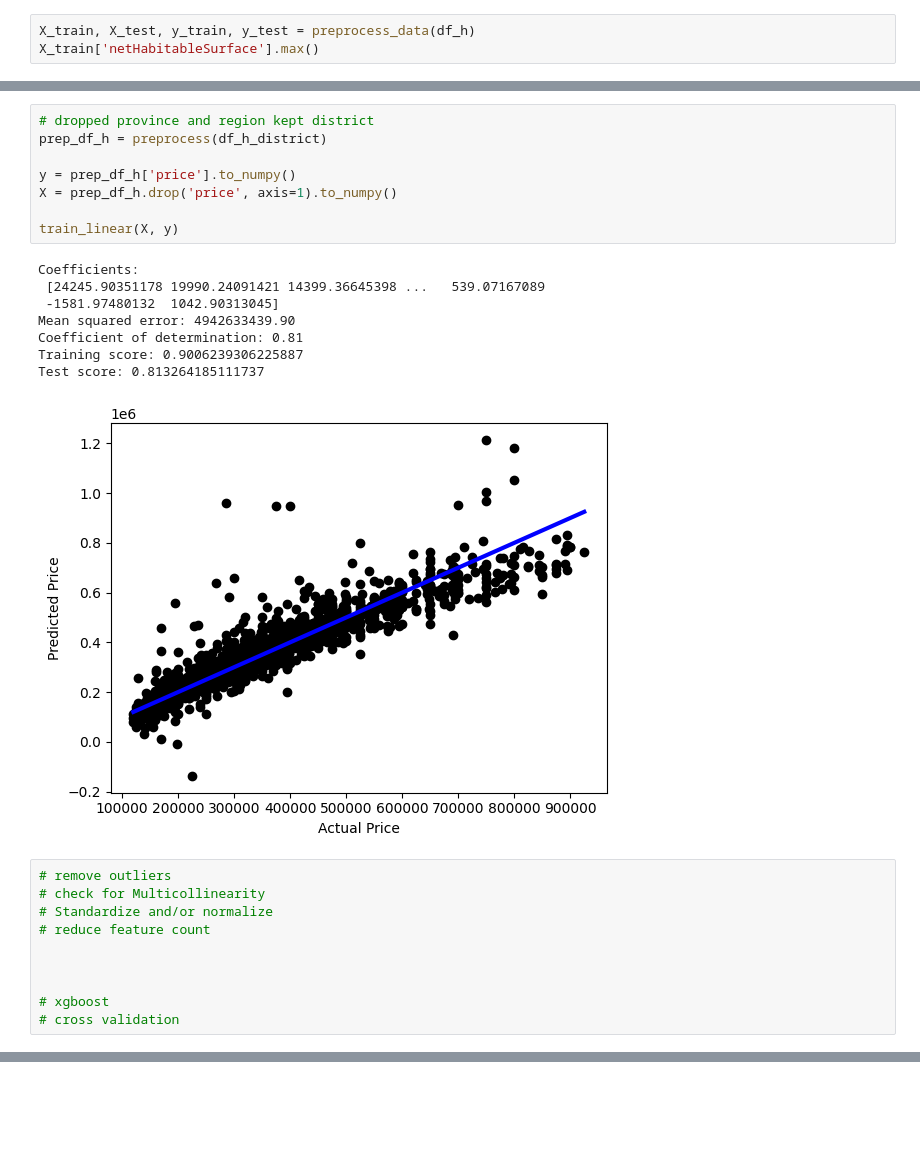
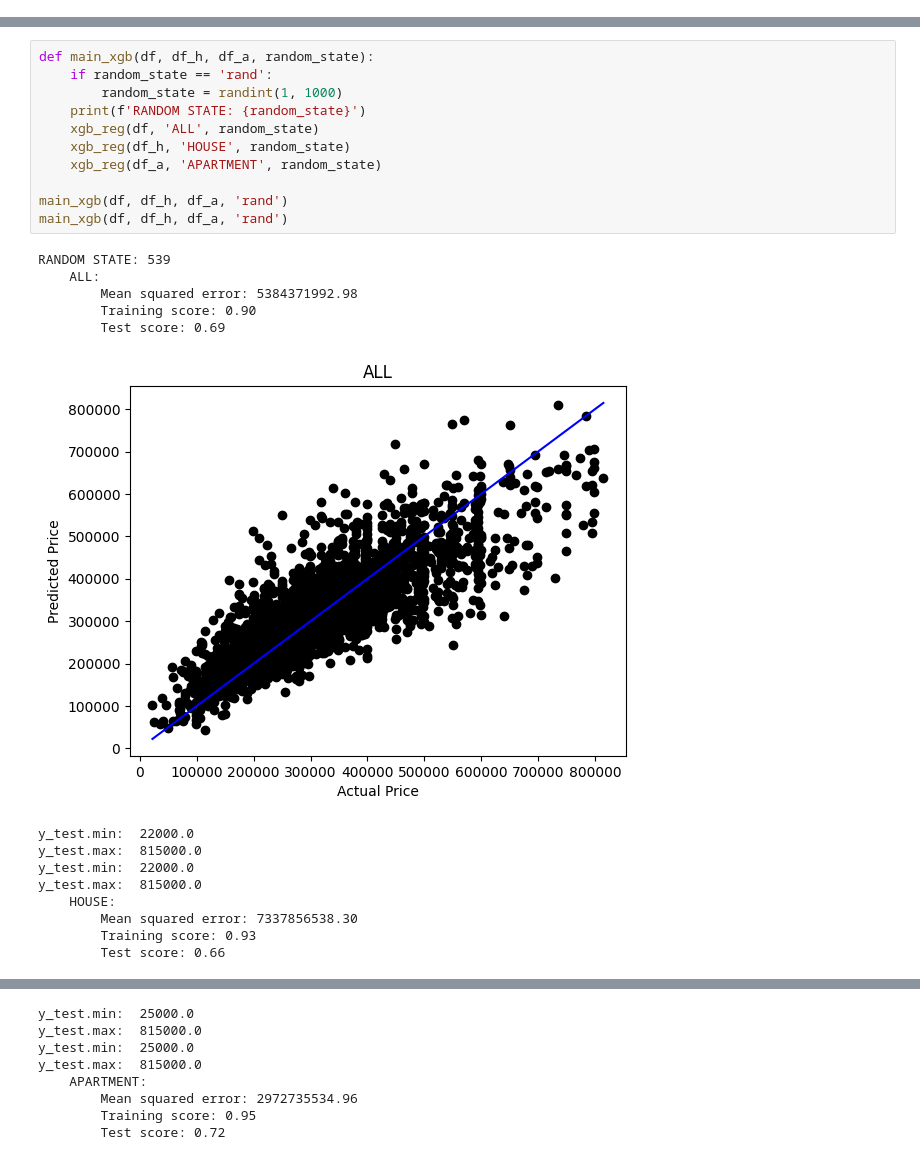
Before and after one commit to feldeh/price-prediction-api, a Jupyter notebook: notebooks/model_building.ipynb, the cells around one changed output, grey strips where cells are left out. Saved outputs shown, nothing was run; the diff lists cells and outputs as text; blank space fills up the shorter version.

```diff
--- a/notebooks/model_building.ipynb
+++ b/notebooks/model_building.ipynb
@@ -45,3 +21,0 @@ def scale_float(X_train, X_test):
-# %%
-X_train, X_test, y_train, y_test = preprocess_data(df_h)
-X_train['netHabitableSurface'].max()
@@ -137,27 +382,26 @@ Test score: -228206492457.62067
-# %%
-# dropped province and region kept district
-prep_df_h = preprocess(df_h_district)
-
-y = prep_df_h['price'].to_numpy()
-X = prep_df_h.drop('price', axis=1).to_numpy()
-
-train_linear(X, y)
-# %% [output]
-Coefficients:
- [24245.90351178 19990.24091421 14399.36645398 ...   539.07167089
- -1581.97480132  1042.90313045]
-Mean squared error: 4942633439.90
-Coefficient of determination: 0.81
-Training score: 0.9006239306225887
-Test score: 0.813264185111737
-[figure, removed]
-# %%
-# remove outliers
-# check for Multicollinearity
-# Standardize and/or normalize
-# reduce feature count
-
-
-
-# xgboost
-# cross validation
+# %%
+def main_xgb(df, df_h, df_a, random_state):
+    if random_state == 'rand':
+        random_state = randint(1, 1000)
+    print(f'RANDOM STATE: {random_state}')
+    xgb_reg(df, 'ALL', random_state)
+    xgb_reg(df_h, 'HOUSE', random_state)
+    xgb_reg(df_a, 'APARTMENT', random_state)
+
+main_xgb(df, df_h, df_a, 'rand')
+main_xgb(df, df_h, df_a, 'rand')
+# %% [output]
+RANDOM STATE: 539
+    ALL:
+        Mean squared error: 5384371992.98
+        Training score: 0.90
+        Test score: 0.69
+[figure, added]
+y_test.min:  22000.0
+y_test.max:  815000.0
+y_test.min:  22000.0
+y_test.max:  815000.0
+    HOUSE:
+        Mean squared error: 7337856538.30
+        Training score: 0.93
+        Test score: 0.66
@@ -163,0 +409,8 @@ Test score: 0.813264185111737
+y_test.min:  25000.0
+y_test.max:  815000.0
+y_test.min:  25000.0
+y_test.max:  815000.0
+    APARTMENT:
+        Mean squared error: 2972735534.96
+        Training score: 0.95
+        Test score: 0.72
```
Also changed, not shown: parts of 26 cells of this notebook, 6 other files.
